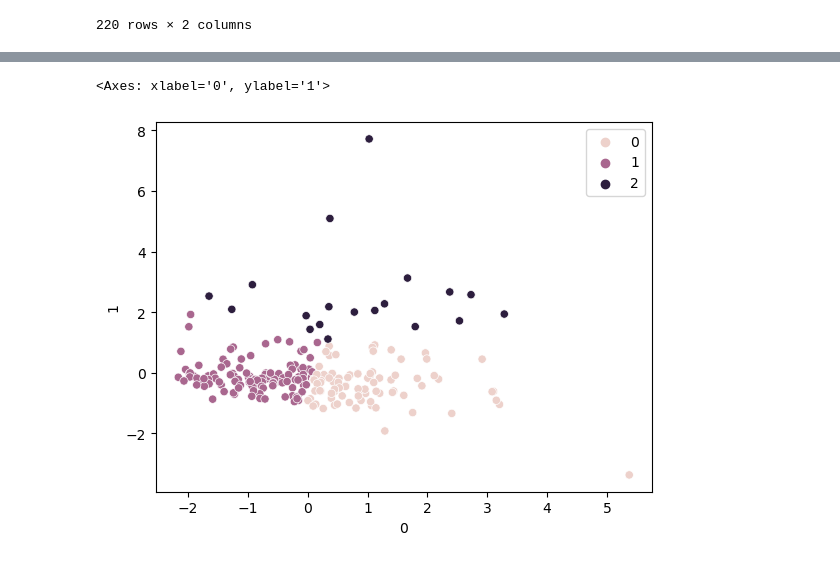
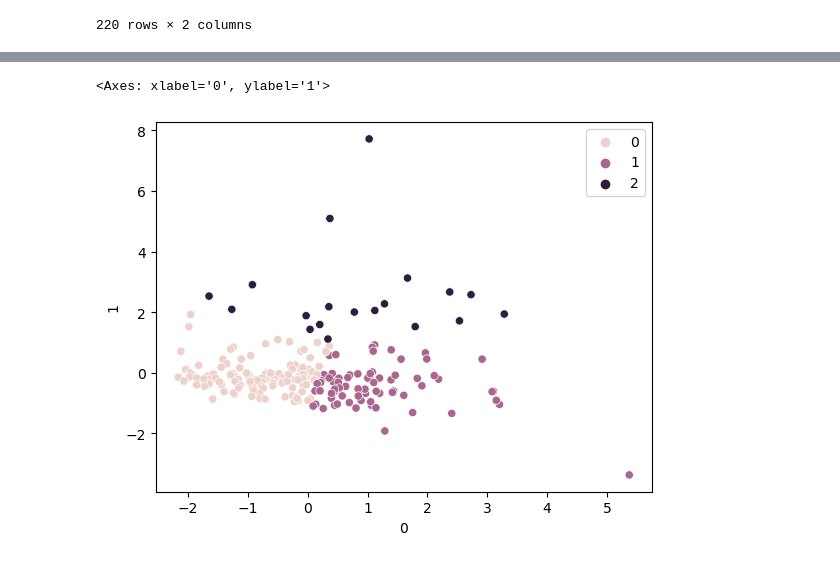
Before and after one commit to aarschne/project4, a Jupyter notebook: analysis.ipynb, the cells around one changed output, grey strips where cells are left out. Cells and saved outputs as stored; diff of their text form; code cells hidden in the pictures.

```diff
--- a/analysis.ipynb
+++ b/analysis.ipynb
@@ -21,5 +7,5 @@ import numpy as np
 # %%
-df2 = pd.read_csv(".\Resources\Aggregated_Metrics_By_Video.csv")
+df2 = pd.read_csv("Resources/Aggregated_Metrics_By_Video.csv")
 df2
 # %% [output]
 |  | Video | Video title | Video pub­lish time | Com­ments ad­ded | Shares | Dis­likes | Likes | ... |
@@ -248,3 +220,8 @@ df2_pca
 | 218 | -0.177925 | -0.852888 |
 | 219 | -0.714437 | -0.863014 |
 220 rows × 2 columns
+# %%
+pca_2 = PCA(n_components = 4)
+df2_pca_2 = pca_2.fit_transform(df2_scaled)
+df2_pca_2 = pd.DataFrame(df2_pca_2)
+df2_pca_2
@@ -265,10 +277,10 @@ Text(0, 0.5, 'Variance')
 # %%
 #Create another KMeans model, but this time with only 3 clusters.
-kmeans = KMeans(n_clusters=3).fit(df2_pca)
+kmeans = KMeans(n_clusters=3).fit(df2_pca_2)
 # %%
-values = kmeans.fit_predict(df2_pca)
+values = kmeans.fit_predict(df2_pca_2)
 # %%
-sns.scatterplot(x = df2_pca[0], y = df2_pca[1], hue=values)
+sns.scatterplot(x = df2_pca_2[0], y = df2_pca_2[1], hue=values)
 # %% [output]
 <Axes: xlabel='0', ylabel='1'>
-[figure, old version]
+[figure, new version]
```
Also changed, not shown: parts of 12 cells of this notebook.
